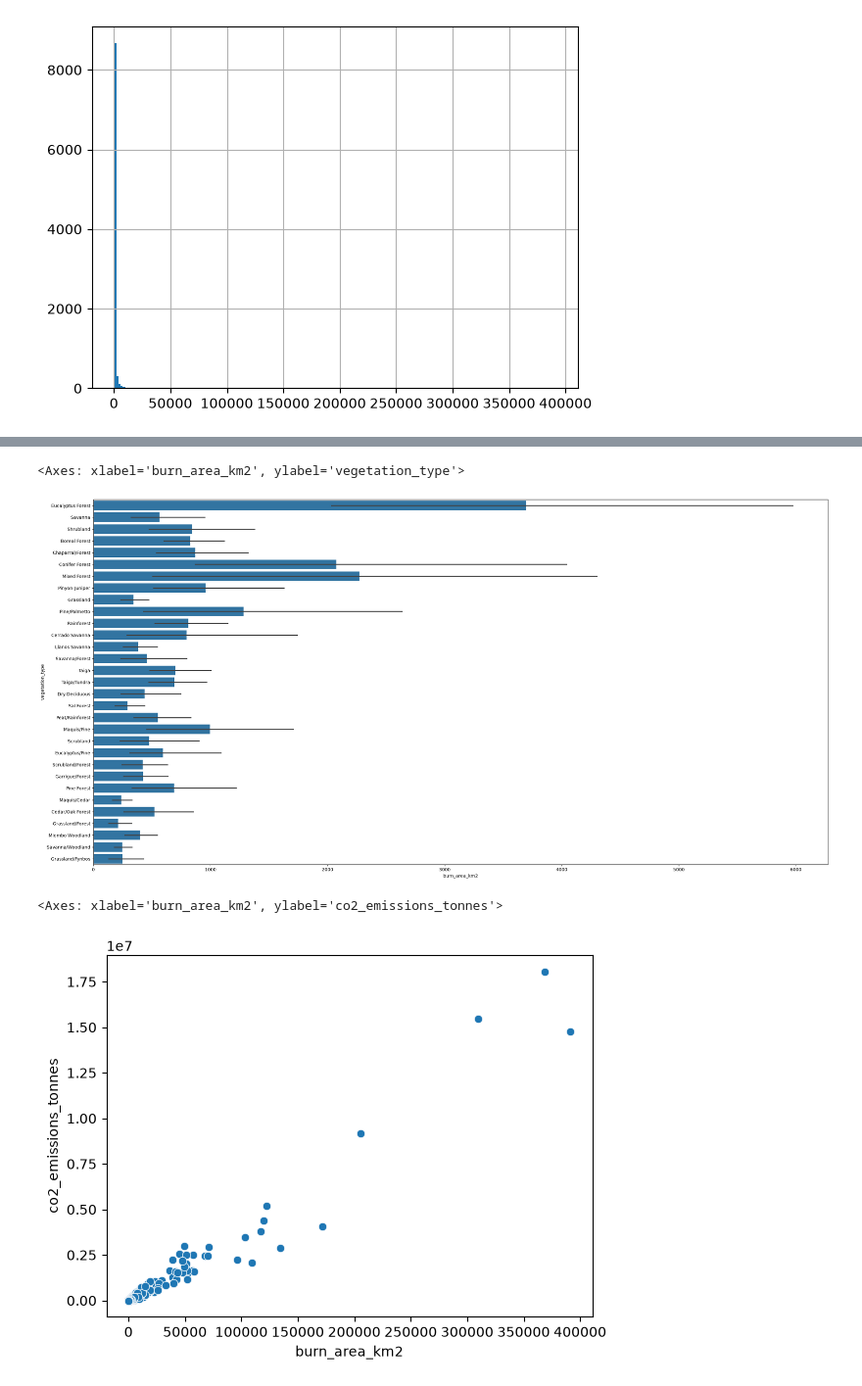
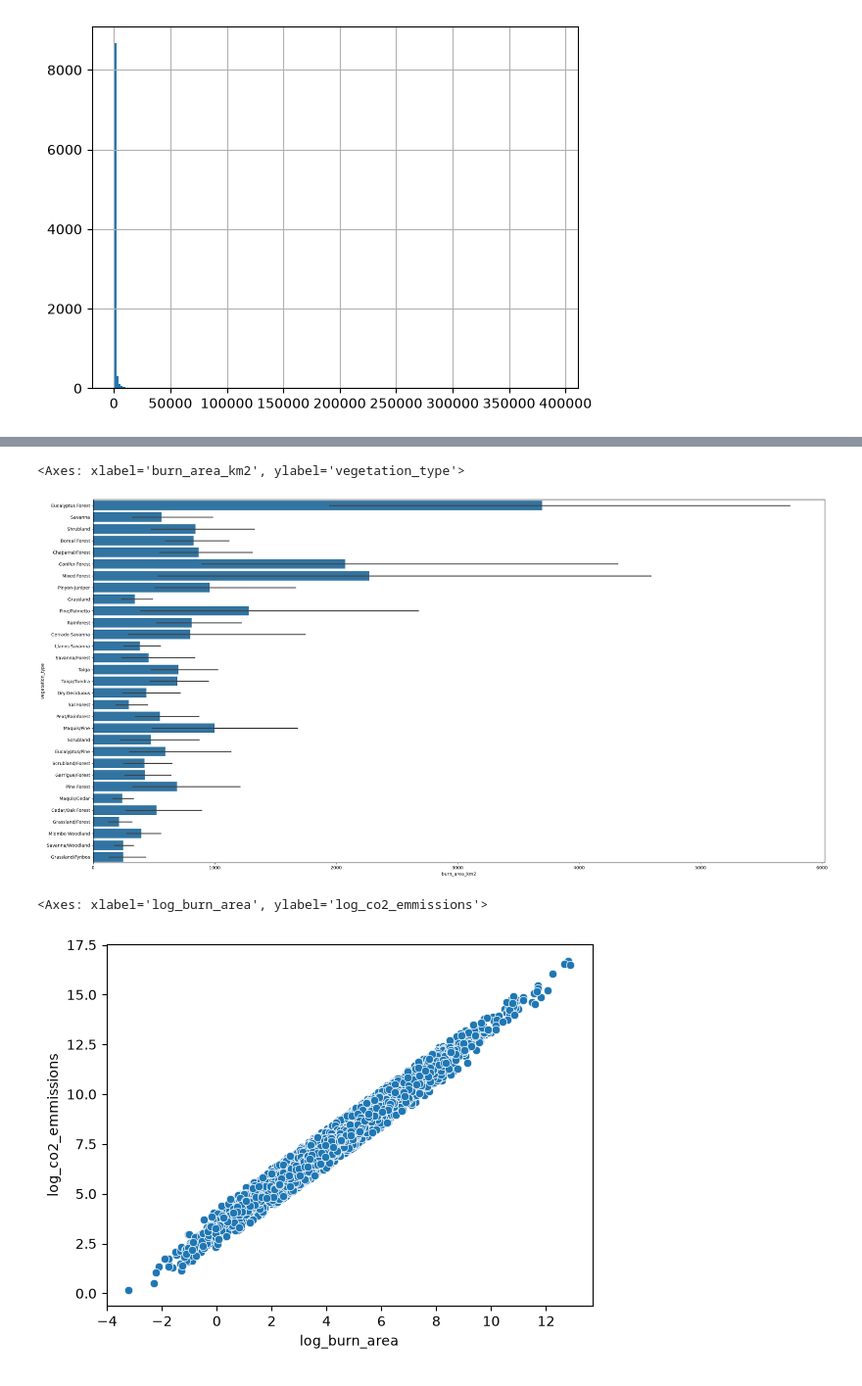
Before and after one commit to EdKinge/Wildfire-ML-Project, a Jupyter notebook: co2_prediction.ipynb, the cells around one changed output, grey strips where cells are left out. Shown at 98% size. Saved outputs shown, nothing was run; the diff lists cells and outputs as text; code cells hidden in the pictures.

```diff
--- a/co2_prediction.ipynb
+++ b/co2_prediction.ipynb
@@ -51,3 +52,11 @@ df["burn_area_km2"].hist(bins=200)
 # %% [output]
 <Axes: >
 [figure]
+# %%
+burn_area = df["burn_area_km2"]
+
+mean_burn_area = burn_area.mean()
+std_burn_area = burn_area.std()
+
+df["z_score_burn_area"] = (df["burn_area_km2"] - mean_burn_area) / std_burn_area
+print(df["z_score_burn_area"])
@@ -53,0 +101,4 @@ df["burn_area_km2"].hist(bins=200)
+# %%
+df["log_burn_area"] = np.log(df["burn_area_km2"])
+
+df["log_co2_emmissions"] = np.log(df["co2_emissions_tonnes"])
@@ -56,10 +112,10 @@ plt.figure(figsize=(30,15))
 sns.barplot(x=df["burn_area_km2"], y=df["vegetation_type"])
 # %% [output]
 <Axes: xlabel='burn_area_km2', ylabel='vegetation_type'>
-[figure, old version]
+[figure, new version]
 # %%
-sns.scatterplot(x=df["burn_area_km2"], y=df["co2_emissions_tonnes"])
+sns.scatterplot(x=df["log_burn_area"], y=df["log_co2_emmissions"])
 # %% [output]
-<Axes: xlabel='burn_area_km2', ylabel='co2_emissions_tonnes'>
+<Axes: xlabel='log_burn_area', ylabel='log_co2_emmissions'>
-[figure, old version]
+[figure, new version]
 # %%
```
Also changed, not shown: parts of 6 cells of this notebook.
